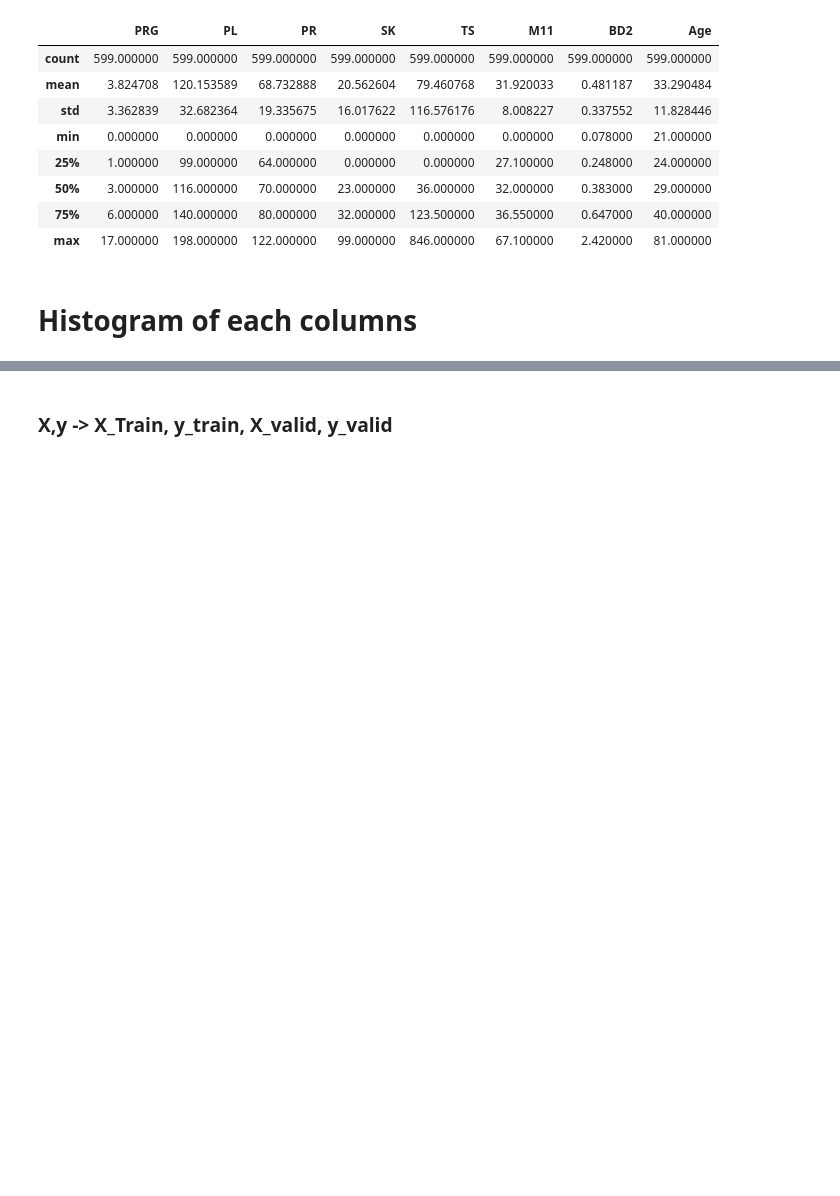
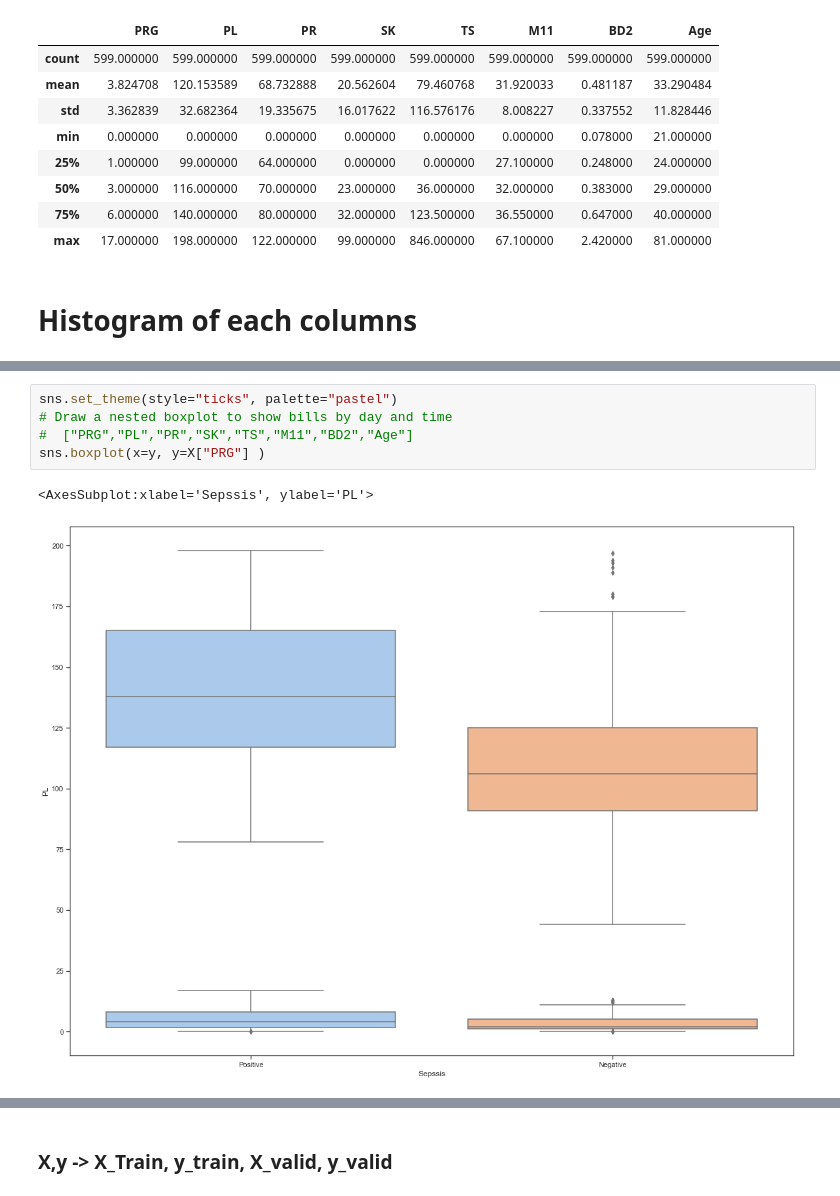
Before and after one commit to tuananh131001/Machine-Learning-Assigment1, a Jupyter notebook: Assignment_1.ipynb, the cells around one changed output, grey strips where cells are left out. Saved outputs shown, nothing was run; the diff lists cells and outputs as text; blank space fills up the shorter version.

```diff
--- a/Assignment_1.ipynb
+++ b/Assignment_1.ipynb
@@ -99,0 +103,8 @@ plt.show()
+# %%
+sns.set_theme(style="ticks", palette="pastel")
+# Draw a nested boxplot to show bills by day and time
+#  ["PRG","PL","PR","SK","TS","M11","BD2","Age"]
+sns.boxplot(x=y, y=X["PRG"] )
+# %% [output]
+<AxesSubplot:xlabel='Sepssis', ylabel='PL'>
+[figure, added]
```
Also changed, not shown: parts of 21 cells of this notebook.
